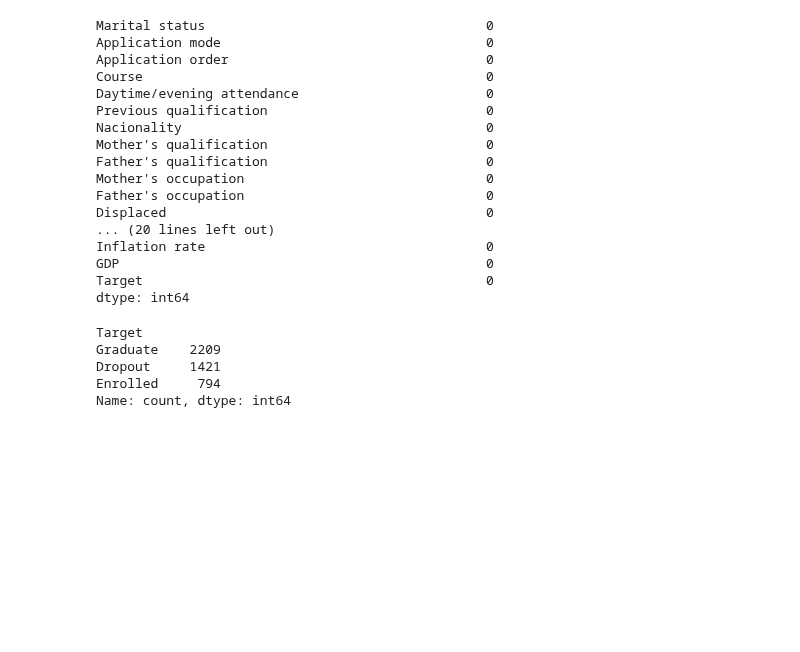
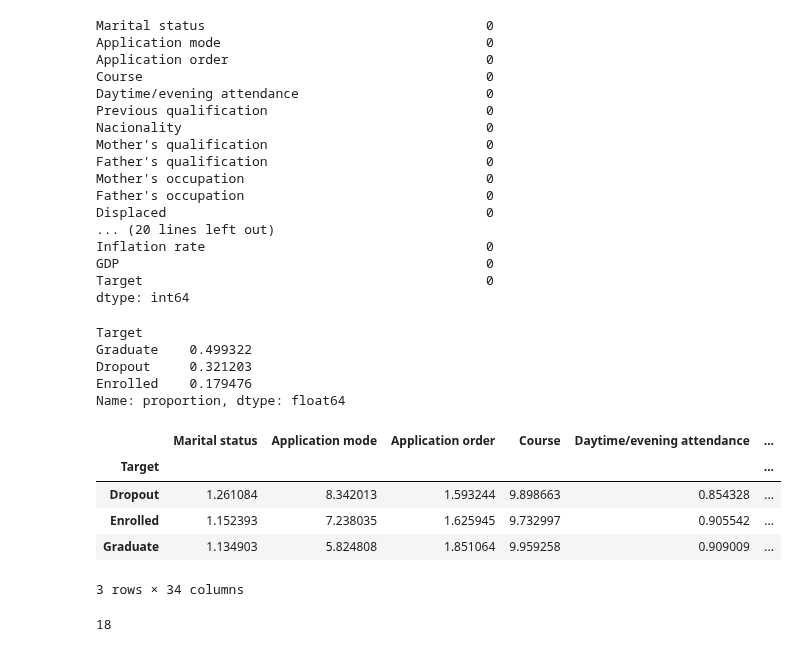
Before and after one commit to KishanYern/Data-Science-Project, a Jupyter notebook: Student Dropout Prediction Project/Students.ipynb, the cells around one changed output. Saved outputs shown, nothing was run; the diff lists cells and outputs as text; code cells hidden in the pictures; blank space fills up the shorter version.

```diff
--- a/Student Dropout Prediction Project/Students.ipynb
+++ b/Student Dropout Prediction Project/Students.ipynb
@@ -78,11 +78,24 @@ Inflation rate                                    0
 GDP                                               0
 Target                                            0
 dtype: int64
+# %%
+df['Target'].value_counts(normalize=True) # Information on response variable
+# %% [output]
+Target
+Graduate    0.499322
+Dropout     0.321203
+Enrolled    0.179476
+Name: proportion, dtype: float64
 # %%
-df['Target'].value_counts()
+df.groupby('Target').mean()
 # %% [output]
+|  | Marital status | Application mode | Application order | Course | Daytime/evening attendance | ... |
+| Target |  |  |  |  |  | ... |
+| Dropout | 1.261084 | 8.342013 | 1.593244 | 9.898663 | 0.854328 | ... |
+| Enrolled | 1.152393 | 7.238035 | 1.625945 | 9.732997 | 0.905542 | ... |
+| Graduate | 1.134903 | 5.824808 | 1.851064 | 9.959258 | 0.909009 | ... |
-Target
-Graduate    2209
-Dropout     1421
-Enrolled     794
-Name: count, dtype: int64
+3 rows × 34 columns
+# %%
+df['Application mode'].max()
+# %% [output]
+18
```
Also changed, not shown: parts of 4 cells of this notebook.
